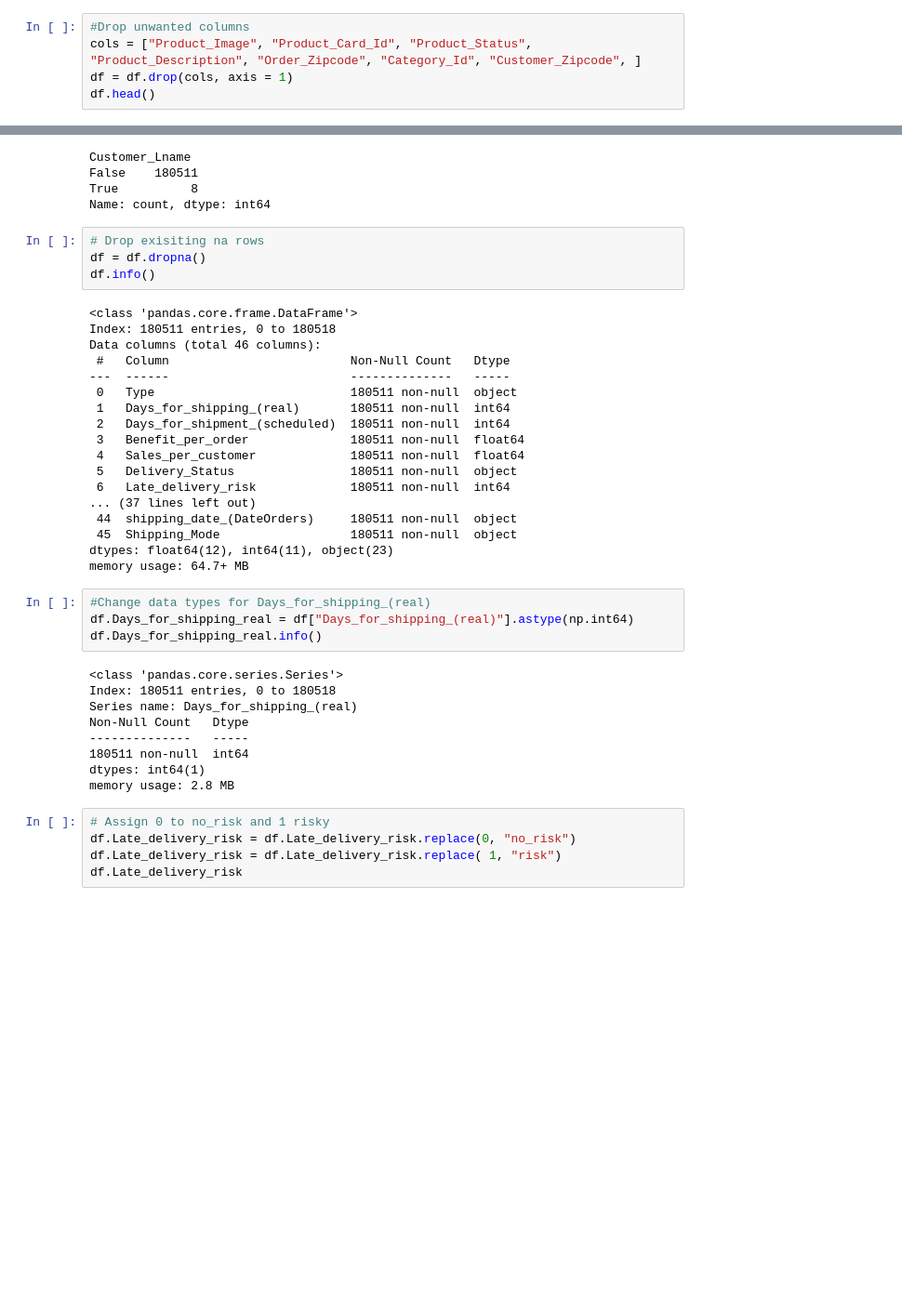
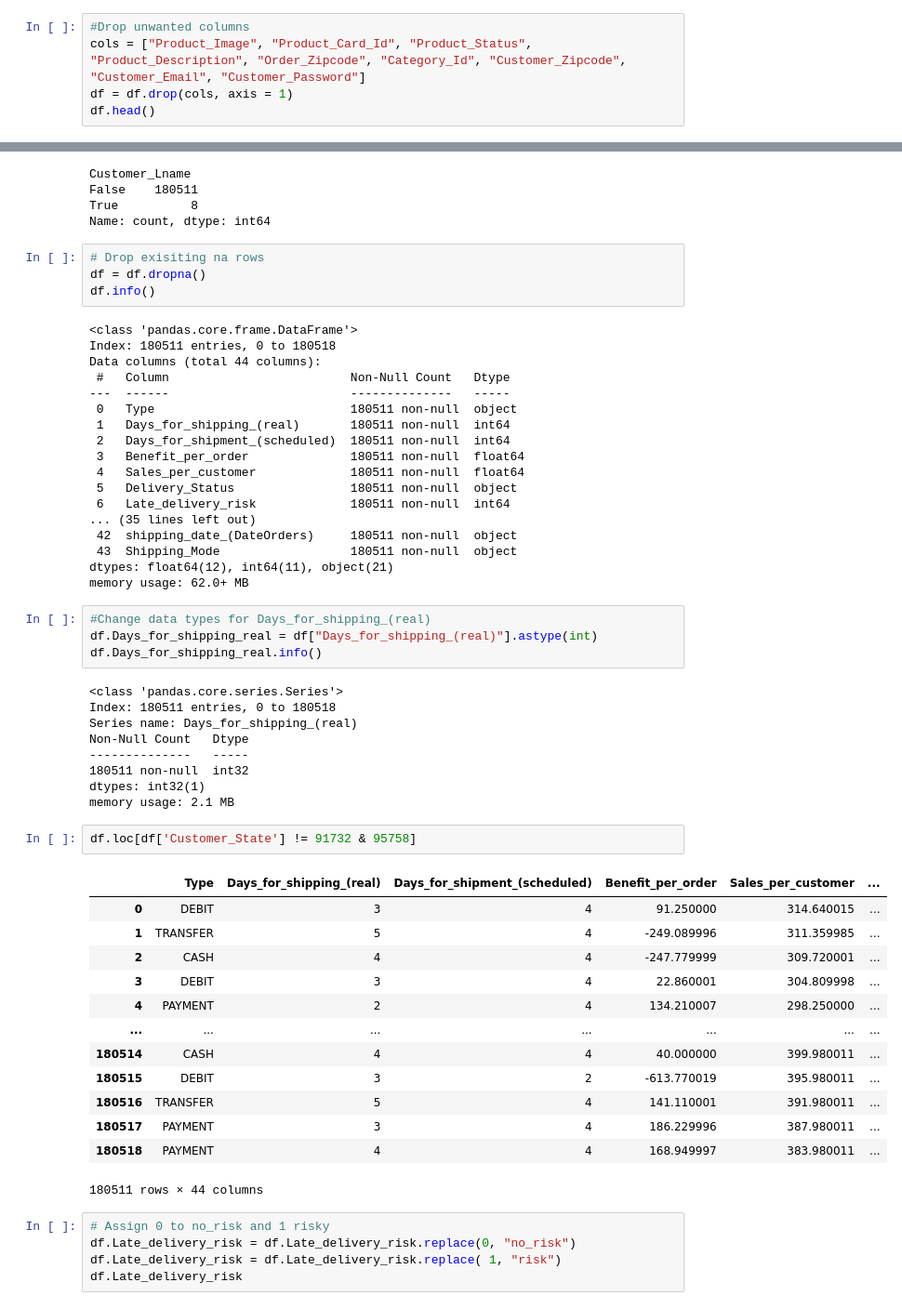
Before and after one commit to KBerry01/Supply-Chain-Analysis, a Jupyter notebook: Data Cleaning/Data Cleaning.ipynb, the cells around one changed output, grey strips where cells are left out. Shown at 93% size. Drawn from its saved outputs; the diff is of its cells as text; blank space fills up the shorter version.

```diff
--- a/Data Cleaning/Data Cleaning.ipynb
+++ b/Data Cleaning/Data Cleaning.ipynb
@@ -58,7 +58,7 @@ df.head()
 5 rows × 53 columns
 # %%
 #Drop unwanted columns
-cols = ["Product_Image", "Product_Card_Id", "Product_Status", "Product_Description", "Order_Zipcode", "Category_Id", "Customer_Zipcode", ]
+cols = ["Product_Image", "Product_Card_Id", "Product_Status", "Product_Description", "Order_Zipcode", "Category_Id", "Customer_Zipcode", "Customer_Email", "Customer_Password"]
 df = df.drop(cols, axis = 1)
 df.head()
 # %% [output]
@@ -103,7 +103,7 @@ df.info()
 # %% [output]
 <class 'pandas.core.frame.DataFrame'>
 Index: 180511 entries, 0 to 180518
-Data columns (total 46 columns):
+Data columns (total 44 columns):
  #   Column                         Non-Null Count   Dtype
 ---  ------                         --------------   -----
  0   Type                           180511 non-null  object
@@ -113,14 +113,14 @@ Data columns (total 46 columns):
  4   Sales_per_customer             180511 non-null  float64
  5   Delivery_Status                180511 non-null  object
  6   Late_delivery_risk             180511 non-null  int64
-... (37 lines left out)
- 44  shipping_date_(DateOrders)     180511 non-null  object
- 45  Shipping_Mode                  180511 non-null  object
-dtypes: float64(12), int64(11), object(23)
-memory usage: 64.7+ MB
+... (35 lines left out)
+ 42  shipping_date_(DateOrders)     180511 non-null  object
+ 43  Shipping_Mode                  180511 non-null  object
+dtypes: float64(12), int64(11), object(21)
+memory usage: 62.0+ MB
 # %%
 #Change data types for Days_for_shipping_(real)
-df.Days_for_shipping_real = df["Days_for_shipping_(real)"].astype(np.int64)
+df.Days_for_shipping_real = df["Days_for_shipping_(real)"].astype(int)
 df.Days_for_shipping_real.info()
 # %% [output]
 <class 'pandas.core.series.Series'>
@@ -128,9 +128,25 @@ Index: 180511 entries, 0 to 180518
 Series name: Days_for_shipping_(real)
 Non-Null Count   Dtype
 --------------   -----
-180511 non-null  int64
-dtypes: int64(1)
-memory usage: 2.8 MB
+180511 non-null  int32
+dtypes: int32(1)
+memory usage: 2.1 MB
+# %%
+df.loc[df['Customer_State'] != 91732 & 95758]
+# %% [output]
+|  | Type | Days_for_shipping_(real) | Days_for_shipment_(scheduled) | Benefit_per_order | Sales_per_customer | ... |
+| 0 | DEBIT | 3 | 4 | 91.250000 | 314.640015 | ... |
+| 1 | TRANSFER | 5 | 4 | -249.089996 | 311.359985 | ... |
+| 2 | CASH | 4 | 4 | -247.779999 | 309.720001 | ... |
+| 3 | DEBIT | 3 | 4 | 22.860001 | 304.809998 | ... |
+| 4 | PAYMENT | 2 | 4 | 134.210007 | 298.250000 | ... |
+| ... | ... | ... | ... | ... | ... | ... |
+| 180514 | CASH | 4 | 4 | 40.000000 | 399.980011 | ... |
+| 180515 | DEBIT | 3 | 2 | -613.770019 | 395.980011 | ... |
+| 180516 | TRANSFER | 5 | 4 | 141.110001 | 391.980011 | ... |
+| 180517 | PAYMENT | 3 | 4 | 186.229996 | 387.980011 | ... |
+| 180518 | PAYMENT | 4 | 4 | 168.949997 | 383.980011 | ... |
+180511 rows × 44 columns
 # %%
 # Assign 0 to no_risk and 1 risky
 df.Late_delivery_risk = df.Late_delivery_risk.replace(0, "no_risk")
```
Also changed, not shown: parts of 9 cells of this notebook, 1 other file.
